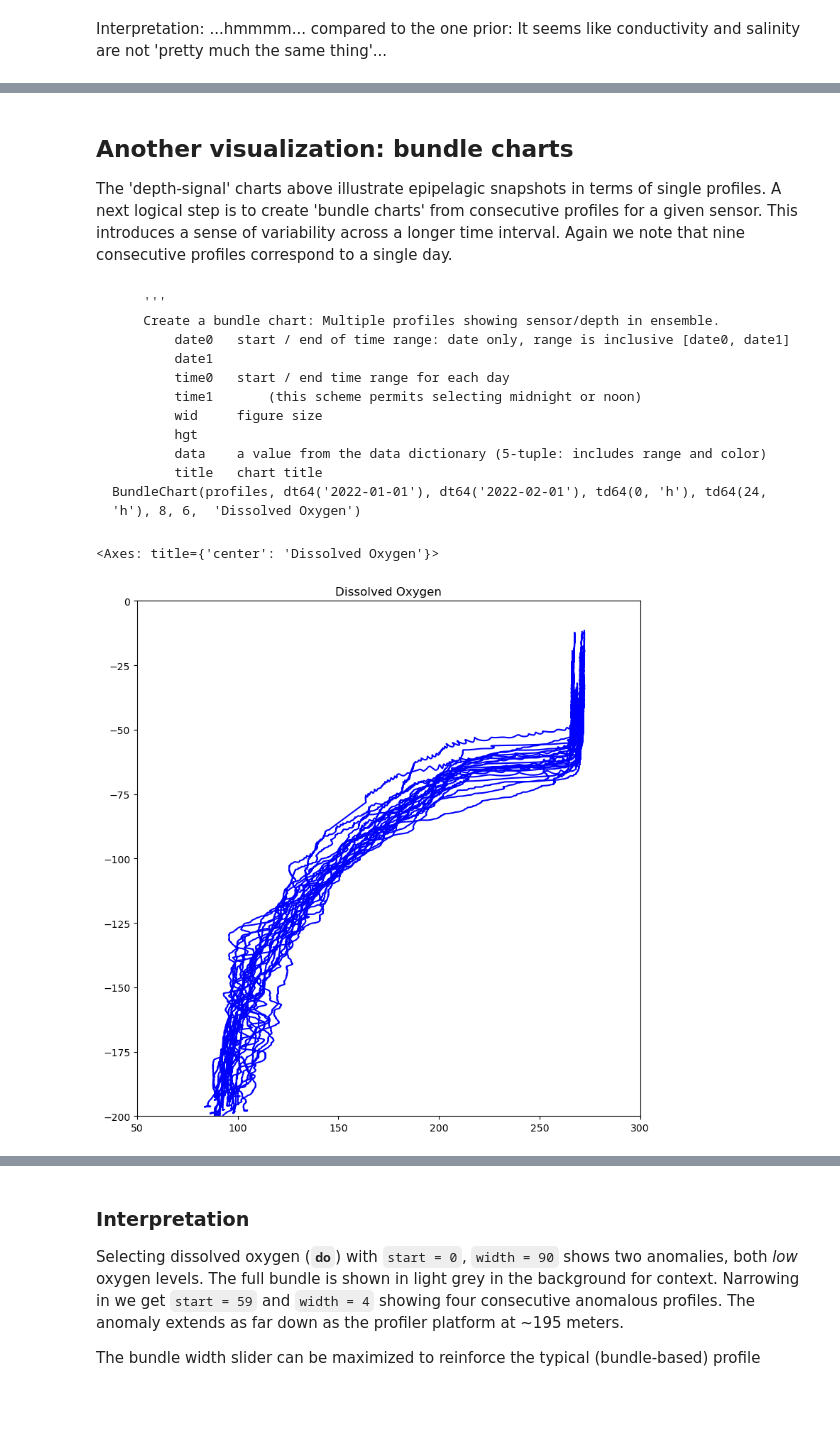
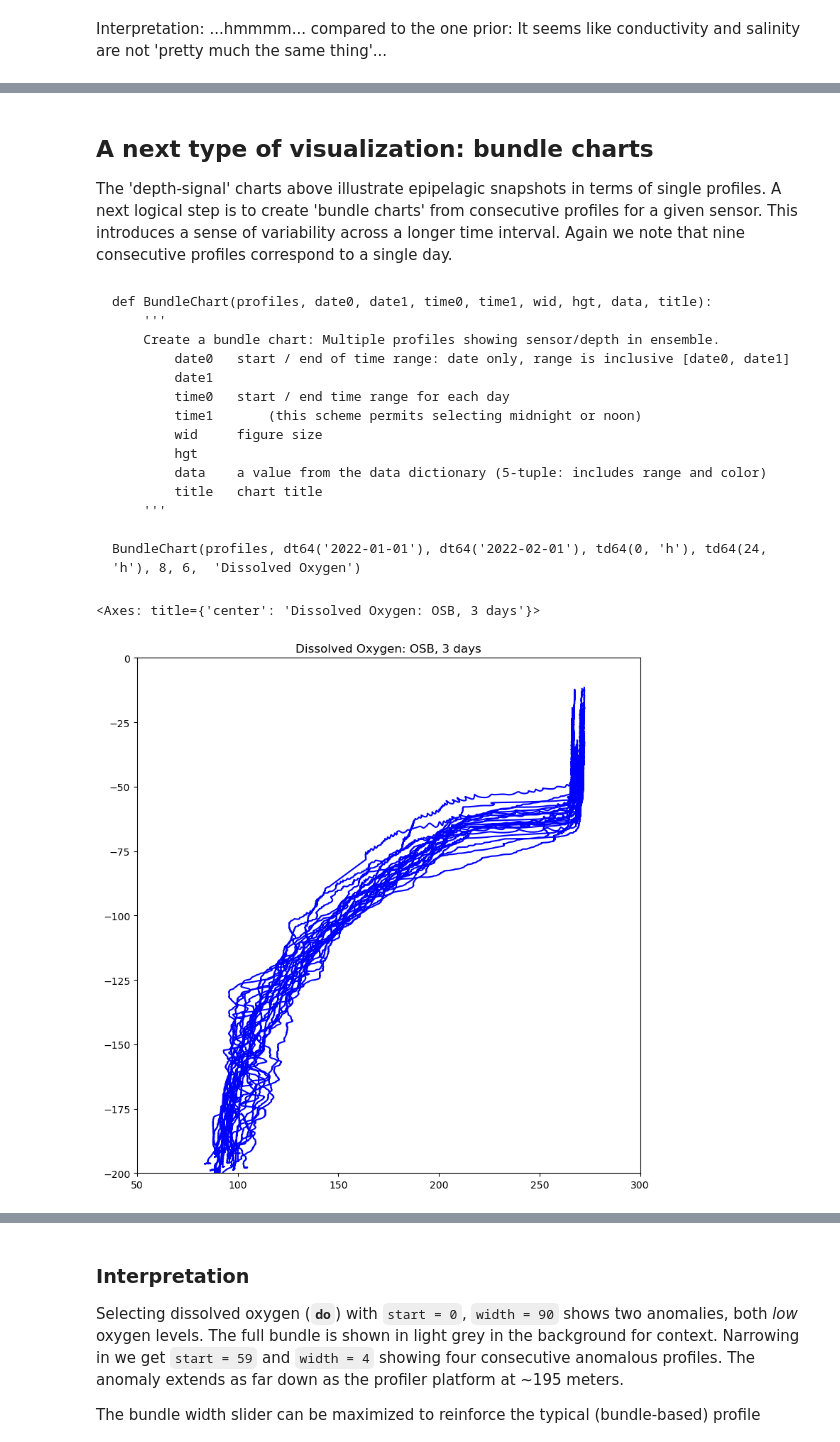
Before and after one commit to geo-smart/oceanography, a Jupyter notebook: book/chapters/epipelargosy.ipynb, the cells around one changed output, grey strips where cells are left out. Saved outputs shown, nothing was run; the diff lists cells and outputs as text; code cells hidden in the pictures; blank space fills up the shorter version.

````diff
--- a/book/chapters/epipelargosy.ipynb
+++ b/book/chapters/epipelargosy.ipynb
@@ -316,6 +239,6 @@ Attempting 1 charts
 [figure]
 # %% [markdown]
-## Another visualization: bundle charts
+## A next type of visualization: bundle charts
 
 
 The 'depth-signal' charts above illustrate epipelagic snapshots in terms of single profiles.
@@ -325,7 +248,8 @@ nine consecutive profiles correspond to a single day.
 # %%
 if False: ShowStaticBundles(d, profiles)   # broken
 # %% [markdown]
-```def BundleChart(profiles, date0, date1, time0, time1, wid, hgt, data, title):
+```
+def BundleChart(profiles, date0, date1, time0, time1, wid, hgt, data, title):
     '''
     Create a bundle chart: Multiple profiles showing sensor/depth in ensemble.
         date0   start / end of time range: date only, range is inclusive [date0, date1]
@@ -336,41 +260,43 @@ if False: ShowStaticBundles(d, profiles)   # broken
         hgt
         data    a value from the data dictionary (5-tuple: includes range and color)
         title   chart title
+    '''
+
 BundleChart(profiles, dt64('2022-01-01'), dt64('2022-02-01'), td64(0, 'h'), td64(24, 'h'), 8, 6,  'Dissolved Oxygen')
 ```
 # %%
 def LocalGenerateTimeWindowIndices(profiles, dt0, dt1):
     '''
     In UTC: Passed a time window via two bounding datetimes. Return a list of
     profile indices for profiles that begin ascent within this time box. These
     indices are rows in the profiles DataFrame.
     '''
     pidcs = []
     for i in range(len(profiles)):
         a0 = profiles["a0t"][i]
         if a0 >= dt0 and a0 <= dt1: pidcs.append(i)
     return pidcs
 
 
 def LocalBundleChart(profiles, dt0, dt1, wid, hgt, data, depth, lo, hi, title, color):
     pidcs = LocalGenerateTimeWindowIndices(profiles, dt0, dt1)
     if len(pidcs) < 1:
         print('LocalBundleChart(): Zero profile hits')
         return False
     fig, ax = plt.subplots(figsize=(wid, hgt), tight_layout=True)
     for i in range(len(pidcs)):
         ta0, ta1 = profiles["a0t"][pidcs[i]], profiles["a1t"][pidcs[i]]
         ax.plot(data.sel(time=slice(ta0,  ta1)), depth.sel(time=slice(ta0, ta1)), ms = 4., color=color)
     ax.set(title = title)
     ax.set(xlim = (lo, hi), ylim = (-200, 0))
     return ax
 
 bundle_start_time, bundle_end_time = dt64('2022-01-01T00:00:00'), dt64('2022-01-04T00:00:00')
 LocalBundleChart(profiles, bundle_start_time, bundle_end_time,
-                 8, 8, d['do'][0], -d['do'][1], d['do'][2], d['do'][3], 'Dissolved Oxygen', d['do'][4])
+                 8, 8, d['do'][0], -d['do'][1], d['do'][2], d['do'][3], 'Dissolved Oxygen: OSB, 3 days', d['do'][4])
 # %% [output]
-<Axes: title={'center': 'Dissolved Oxygen'}>
+<Axes: title={'center': 'Dissolved Oxygen: OSB, 3 days'}>
-[figure, old version]
+[figure, new version]
 # %%
 bundle_start_time, bundle_end_time = dt64('2022-01-01T00:00:00'), dt64('2022-02-01T00:00:00')
 LocalBundleChart(profiles, bundle_start_time, bundle_end_time,
````
Also changed, not shown: parts of 42 cells of this notebook, 4 other files.
